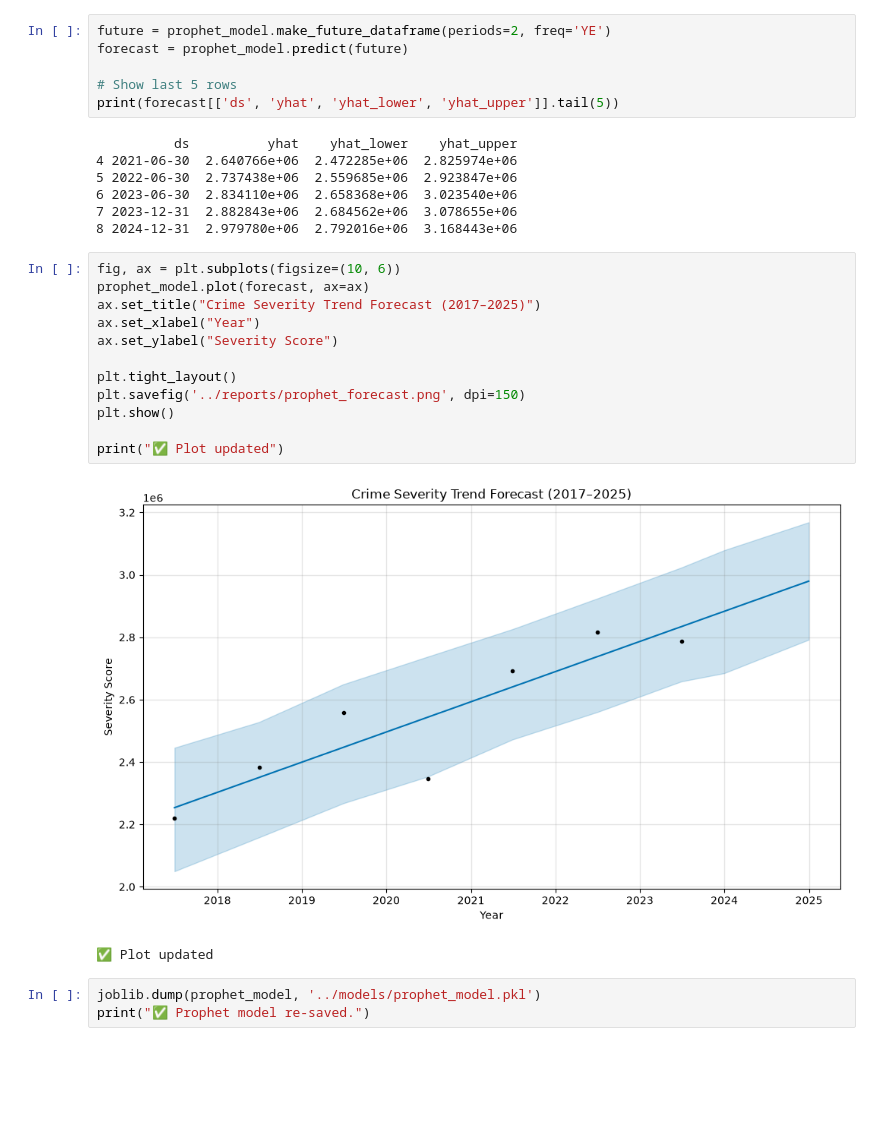
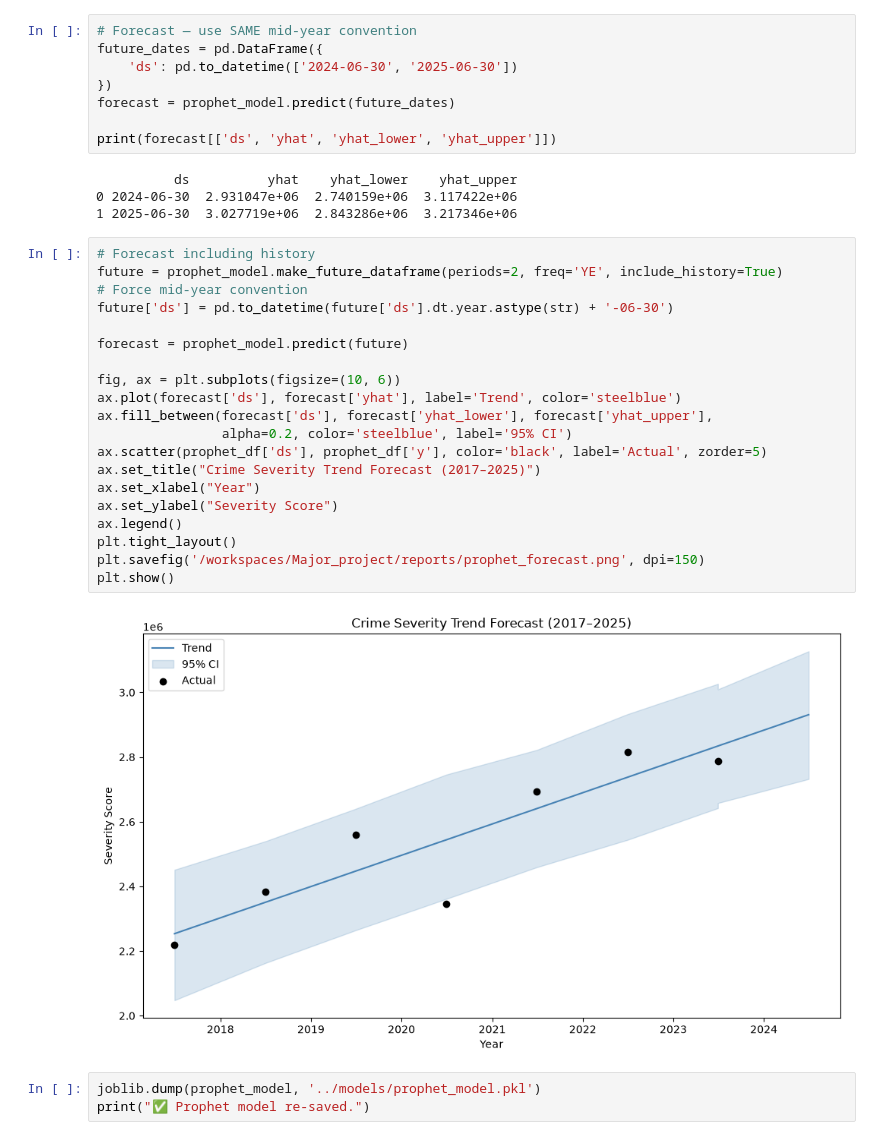
Before and after one commit to Sakshi-zz/Women_Safety_Analytics, a Jupyter notebook: notebooks/02_model_training.ipynb, the cells around one changed output. Drawn from its saved outputs; the diff is of its cells as text; blank space fills up the shorter version.

```diff
--- a/notebooks/02_model_training.ipynb
+++ b/notebooks/02_model_training.ipynb
@@ -43,31 +58,37 @@ print("✅ Prophet retrained with proper dates.")
 # %%
-future = prophet_model.make_future_dataframe(periods=2, freq='YE')
-forecast = prophet_model.predict(future)
+# Forecast — use SAME mid-year convention
+future_dates = pd.DataFrame({
+    'ds': pd.to_datetime(['2024-06-30', '2025-06-30'])
+})
+forecast = prophet_model.predict(future_dates)
 
-# Show last 5 rows
-print(forecast[['ds', 'yhat', 'yhat_lower', 'yhat_upper']].tail(5))
+print(forecast[['ds', 'yhat', 'yhat_lower', 'yhat_upper']])
 # %% [output]
           ds          yhat    yhat_lower    yhat_upper
-4 2021-06-30  2.640766e+06  2.472285e+06  2.825974e+06
-5 2022-06-30  2.737438e+06  2.559685e+06  2.923847e+06
-6 2023-06-30  2.834110e+06  2.658368e+06  3.023540e+06
-7 2023-12-31  2.882843e+06  2.684562e+06  3.078655e+06
-8 2024-12-31  2.979780e+06  2.792016e+06  3.168443e+06
+0 2024-06-30  2.931047e+06  2.740159e+06  3.117422e+06
+1 2025-06-30  3.027719e+06  2.843286e+06  3.217346e+06
 # %%
+# Forecast including history
+future = prophet_model.make_future_dataframe(periods=2, freq='YE', include_history=True)
+# Force mid-year convention
+future['ds'] = pd.to_datetime(future['ds'].dt.year.astype(str) + '-06-30')
+
+forecast = prophet_model.predict(future)
+
 fig, ax = plt.subplots(figsize=(10, 6))
-prophet_model.plot(forecast, ax=ax)
+ax.plot(forecast['ds'], forecast['yhat'], label='Trend', color='steelblue')
+ax.fill_between(forecast['ds'], forecast['yhat_lower'], forecast['yhat_upper'],
+                alpha=0.2, color='steelblue', label='95% CI')
+ax.scatter(prophet_df['ds'], prophet_df['y'], color='black', label='Actual', zorder=5)
 ax.set_title("Crime Severity Trend Forecast (2017–2025)")
 ax.set_xlabel("Year")
 ax.set_ylabel("Severity Score")
-
+ax.legend()
 plt.tight_layout()
-plt.savefig('../reports/prophet_forecast.png', dpi=150)
+plt.savefig('/workspaces/Major_project/reports/prophet_forecast.png', dpi=150)
 plt.show()
-
-print("✅ Plot updated")
 # %% [output]
-[figure, old version]
+[figure, new version]
-✅ Plot updated
 # %%
 joblib.dump(prophet_model, '../models/prophet_model.pkl')
 print("✅ Prophet model re-saved.")
```
Also changed, not shown: parts of 4 cells of this notebook, 13 other files.
